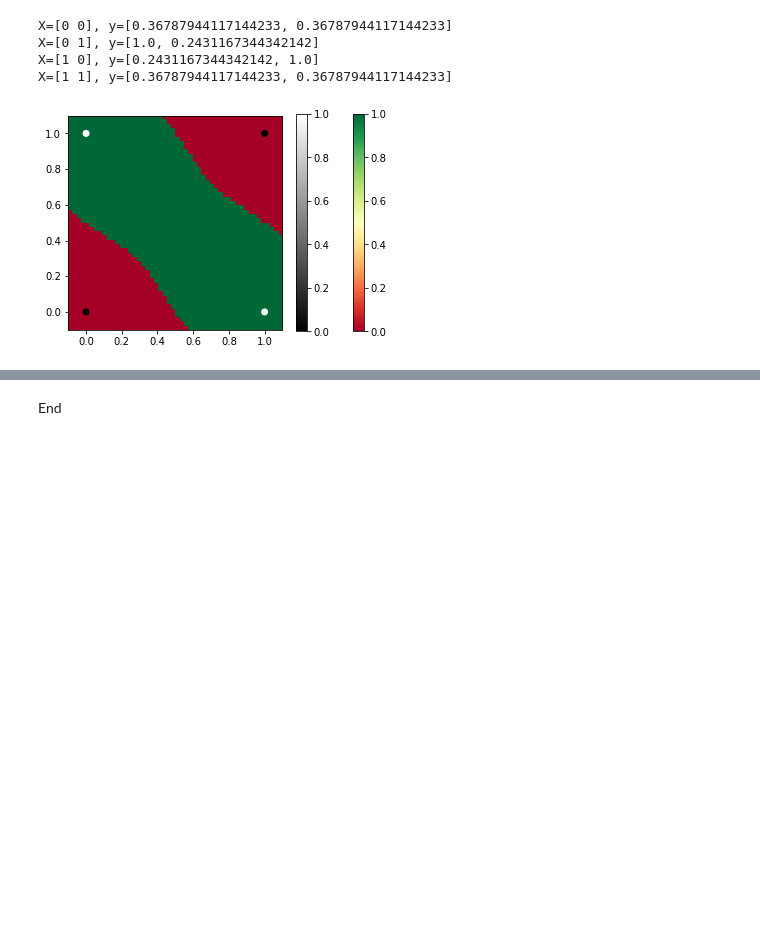
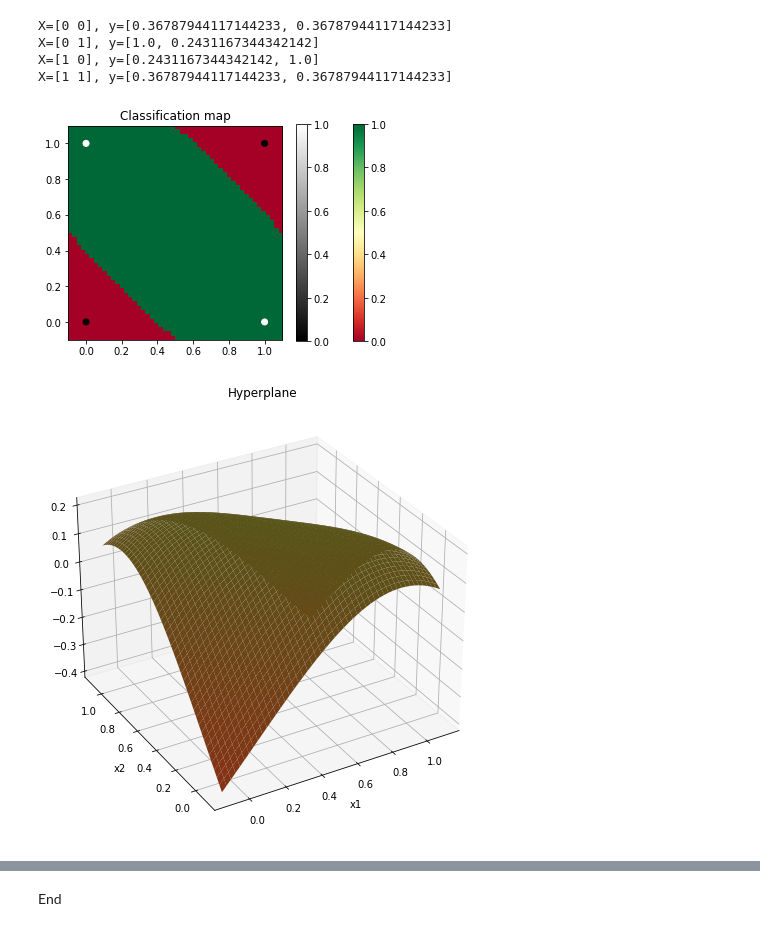
Before and after one commit to llublad/MUSI-IC, a Jupyter notebook: musi-ic-modul2/00_Slides/RBFN_xor_slide9.ipynb, the cells around one changed output, grey strips where cells are left out. Cells and saved outputs as stored; diff of their text form; code cells hidden in the pictures; blank space fills up the shorter version.

```diff
--- a/musi-ic-modul2/00_Slides/RBFN_xor_slide9.ipynb
+++ b/musi-ic-modul2/00_Slides/RBFN_xor_slide9.ipynb
@@ -17,15 +24,9 @@ print(result)
 [0 1 1 0]
 # %%
 # Select 2 centers
+#
 mu1 = [0, 1]
 mu2 = [1, 0]
-
-# Select weights
-beta1 = 0.9
-beta2 = 0.9
-
-# Bias
-bias = -1
 # %%
 y = []
 for k in range(len(X)):
@@ -37,33 +38,3 @@ X=[0 0], y=[0.36787944117144233, 0.36787944117144233]
 X=[0 1], y=[1.0, 0.2431167344342142]
 X=[1 0], y=[0.2431167344342142, 1.0]
 X=[1 1], y=[0.36787944117144233, 0.36787944117144233]
-# %%
-# plot the classification map
-N = 50
-xx = np.linspace(-0.1, 1.1, N)
-yy = np.linspace(-0.1, 1.1, N)
-YY, XX = np.meshgrid(yy, xx)
-xy = np.vstack([XX.ravel(), YY.ravel()]).T
-ZZ = []
-for k in range(N * N):
-    x = xy[k,:]
-
-    y = [exp(-beta1 * np.linalg.norm(x - mu1)), exp(-beta2 * np.linalg.norm(x - mu2))]
-    phi = np.sum(y) + bias
-
-    ZZ.append(1 if phi >=0 else 0)
-
-ZZ = np.array(ZZ).reshape(XX.shape)
-# %%
-plt.figure()
-
-plt.imshow(ZZ, origin='lower',
-           extent=(-0.1, 1.1, -0.1, 1.1), cmap='RdYlGn')
-plt.colorbar()
-
-plt.scatter(x=X[:,0], y=X[:,1], c=result, cmap='binary_r')
-plt.colorbar()
-
-plt.show()
-# %% [output]
-[figure, removed]
@@ -69,0 +131,7 @@ plt.show()
+# %%
+# Static map plot
+#
+plot_map(beta1=1., beta2=1., bias=-1.)
+# %% [output]
+[figure, added]
+[figure, added]
```
Also changed, not shown: parts of 6 cells of this notebook.
